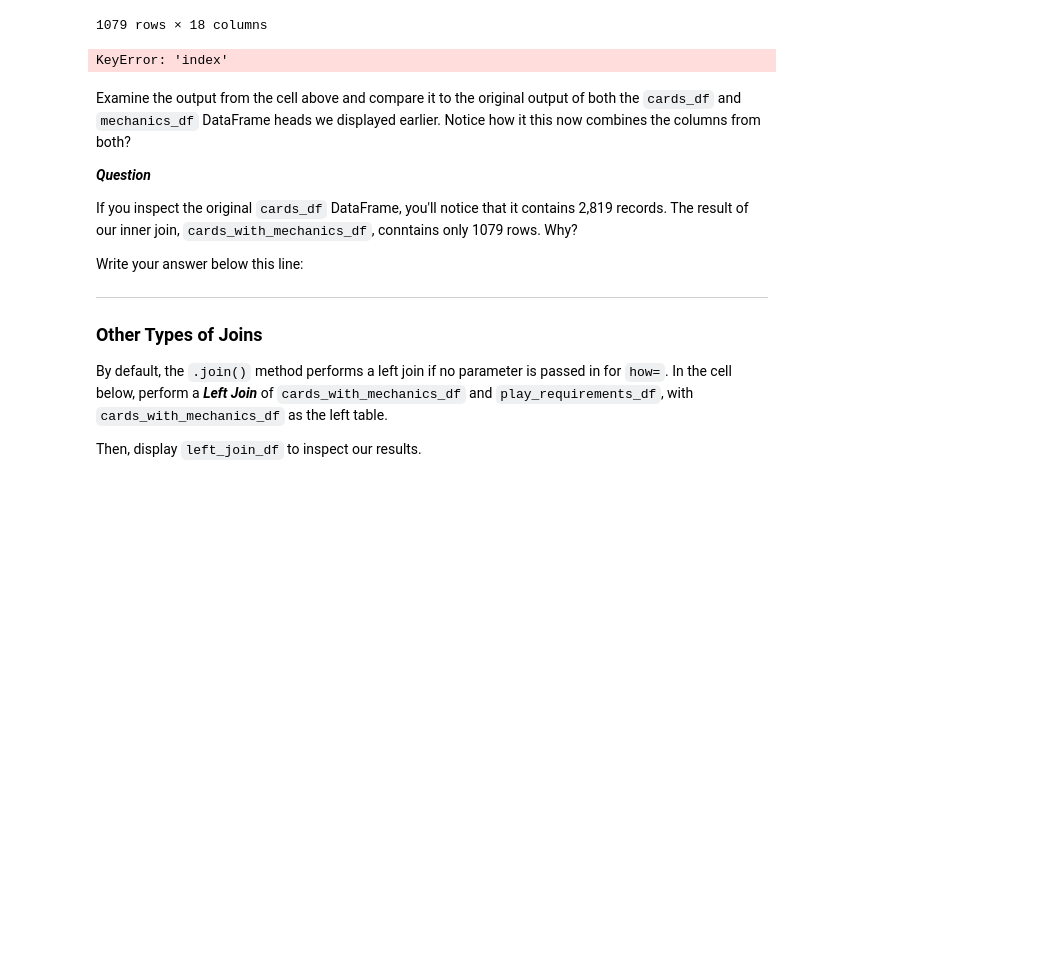
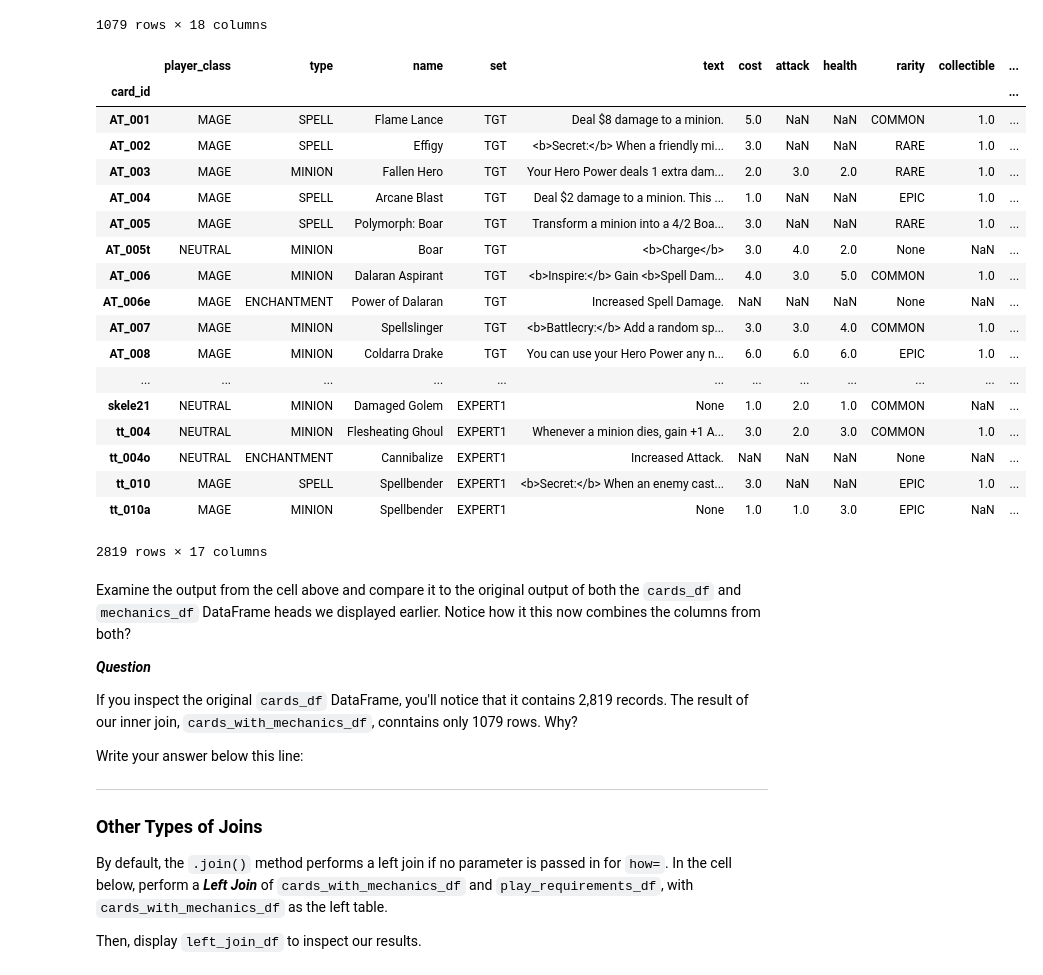
Before and after one commit to oncob749/dsc-0-04-09-combining-dataframes-lab-nyc-ds-career-031119, a Jupyter notebook: index.ipynb, the cells around one changed output. Drawn from its saved outputs; the diff is of its cells as text; code cells hidden in the pictures; blank space fills up the shorter version.

```diff
--- a/index.ipynb
+++ b/index.ipynb
@@ -198,9 +198,27 @@ cards_with_mechanics_df
 | tt_010 | MAGE | SPELL | Spellbender | EXPERT1 | <b>Secret:</b> When an enemy cast... | 3.0 | NaN | NaN | EPIC | 1.0 | ... |
 1079 rows × 18 columns
 # %%
-cards_df.sort_values(by=['card_id])
+.sort_values(by=['card_id'])
 # %% [output]
+|  | player_class | type | name | set | text | cost | attack | health | rarity | collectible | ... |
+| card_id |  |  |  |  |  |  |  |  |  |  | ... |
+| AT_001 | MAGE | SPELL | Flame Lance | TGT | Deal $8 damage to a minion. | 5.0 | NaN | NaN | COMMON | 1.0 | ... |
+| AT_002 | MAGE | SPELL | Effigy | TGT | <b>Secret:</b> When a friendly mi... | 3.0 | NaN | NaN | RARE | 1.0 | ... |
+| AT_003 | MAGE | MINION | Fallen Hero | TGT | Your Hero Power deals 1 extra dam... | 2.0 | 3.0 | 2.0 | RARE | 1.0 | ... |
+| AT_004 | MAGE | SPELL | Arcane Blast | TGT | Deal $2 damage to a minion. This ... | 1.0 | NaN | NaN | EPIC | 1.0 | ... |
+| AT_005 | MAGE | SPELL | Polymorph: Boar | TGT | Transform a minion into a 4/2 Boa... | 3.0 | NaN | NaN | RARE | 1.0 | ... |
+| AT_005t | NEUTRAL | MINION | Boar | TGT | <b>Charge</b> | 3.0 | 4.0 | 2.0 | None | NaN | ... |
+| AT_006 | MAGE | MINION | Dalaran Aspirant | TGT | <b>Inspire:</b> Gain <b>Spell Dam... | 4.0 | 3.0 | 5.0 | COMMON | 1.0 | ... |
+| AT_006e | MAGE | ENCHANTMENT | Power of Dalaran | TGT | Increased Spell Damage. | NaN | NaN | NaN | None | NaN | ... |
+| AT_007 | MAGE | MINION | Spellslinger | TGT | <b>Battlecry:</b> Add a random sp... | 3.0 | 3.0 | 4.0 | COMMON | 1.0 | ... |
+| AT_008 | MAGE | MINION | Coldarra Drake | TGT | You can use your Hero Power any n... | 6.0 | 6.0 | 6.0 | EPIC | 1.0 | ... |
+| ... | ... | ... | ... | ... | ... | ... | ... | ... | ... | ... | ... |
+| skele21 | NEUTRAL | MINION | Damaged Golem | EXPERT1 | None | 1.0 | 2.0 | 1.0 | COMMON | NaN | ... |
+| tt_004 | NEUTRAL | MINION | Flesheating Ghoul | EXPERT1 | Whenever a minion dies, gain +1 A... | 3.0 | 2.0 | 3.0 | COMMON | 1.0 | ... |
+| tt_004o | NEUTRAL | ENCHANTMENT | Cannibalize | EXPERT1 | Increased Attack. | NaN | NaN | NaN | None | NaN | ... |
+| tt_010 | MAGE | SPELL | Spellbender | EXPERT1 | <b>Secret:</b> When an enemy cast... | 3.0 | NaN | NaN | EPIC | 1.0 | ... |
+| tt_010a | MAGE | MINION | Spellbender | EXPERT1 | None | 1.0 | 1.0 | 3.0 | EPIC | NaN | ... |
-KeyError: 'index'
+2819 rows × 17 columns
 # %% [markdown]
 Examine the output from the cell above and compare it to the original output of both the `cards_df` and `mechanics_df` DataFrame heads we displayed earlier.  Notice how it this now combines the columns from both?
 
```
